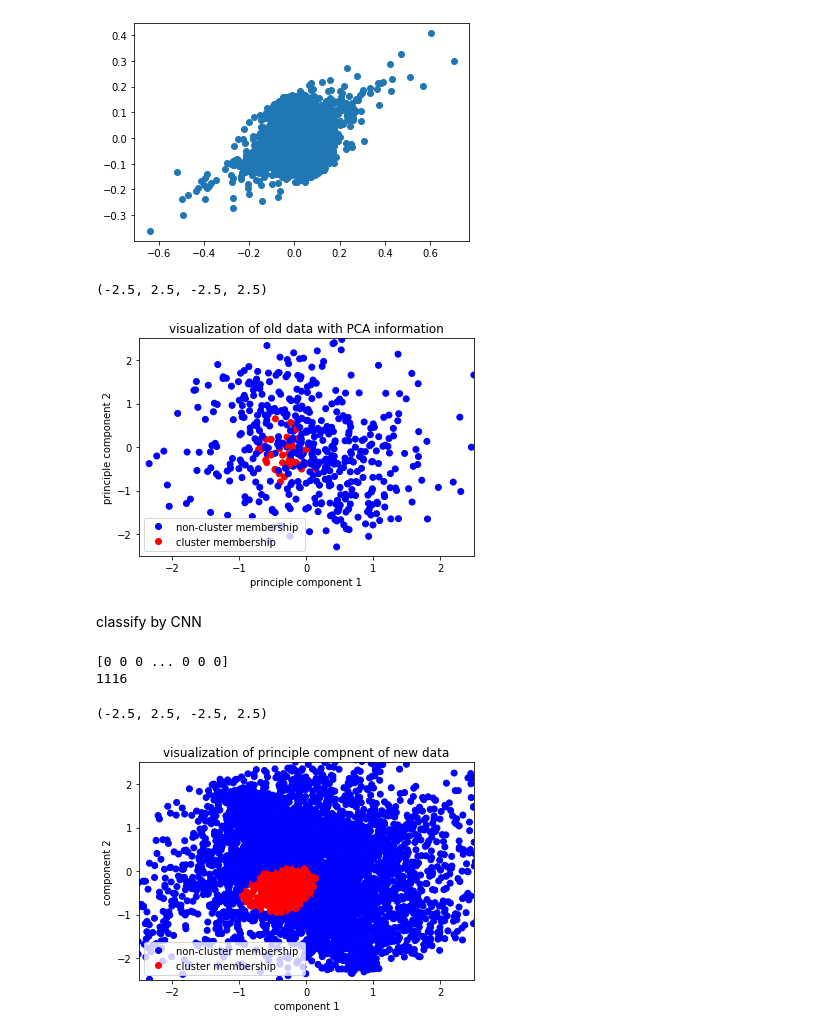
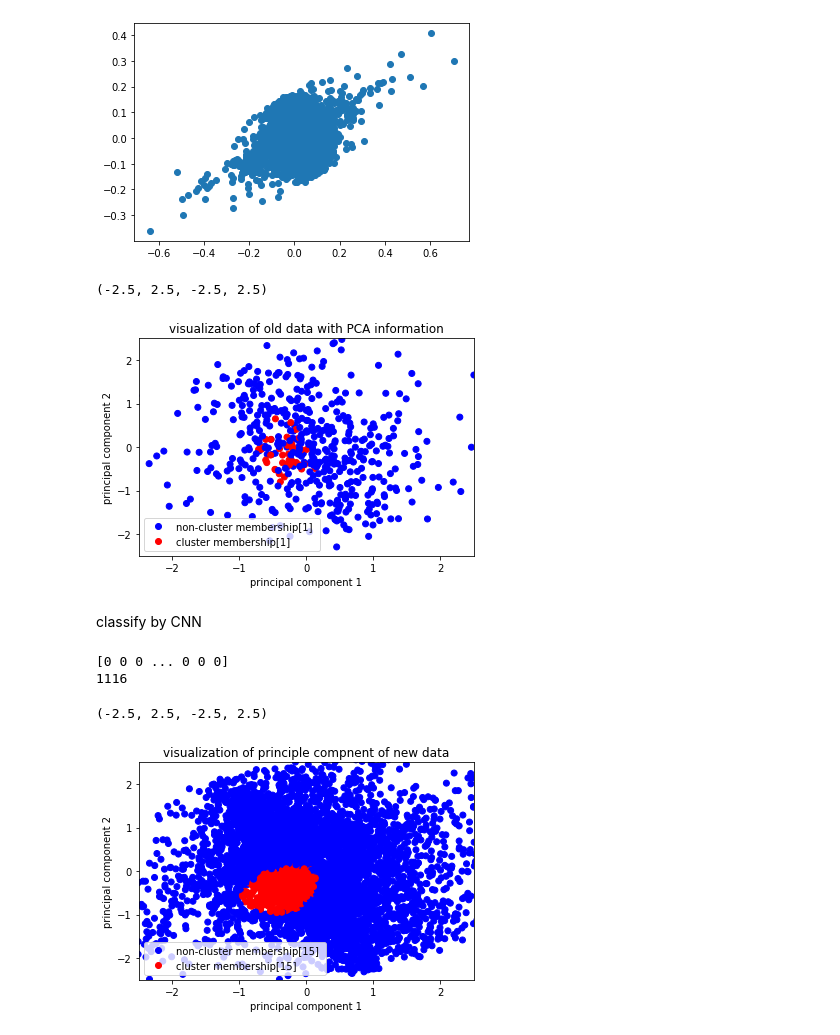
Before and after one commit to jimmylihui/project, a Jupyter notebook: Untitled.ipynb, the cells around one changed output. Cells and saved outputs as stored; diff of their text form; code cells hidden in the pictures.

```diff
--- a/Untitled.ipynb
+++ b/Untitled.ipynb
@@ -290,8 +290,8 @@ def plot_dataset(X, y, axes):
     plt.scatter(X[:, 0], X[:, 1], c=colormap[y])
     plt.axis(axes)
     plt.grid(True, which='both')
-    plt.xlabel("principle component 1", fontsize=10)
-    plt.ylabel("principle component 2", fontsize=10 )
+    plt.xlabel("principal component 1", fontsize=10)
+    plt.ylabel("principal component 2", fontsize=10 )
 
 plt.figure(figsize=(14, 10))
 
@@ -1073,15 +1073,15 @@ values=scaler.transform(values) #transform the values with scalar
 rbf_pca = KernelPCA(n_components = 2, kernel="linear", gamma=0.001, fit_inverse_transform=True) #initialize a linear kernel PCA
 values_reduced = rbf_pca.fit_transform(values) # using PCA to transform value
 plt.scatter(values_reduced[:, 0], values_reduced[:, 1], c=colormap[tag]) # plot the values
-plt.xlabel("principle component 1")
-plt.ylabel("principle component 2")
+plt.xlabel("principal component 1")
+plt.ylabel("principal component 2")
 plt.title("visualization of old data with PCA information")
-classes = ['non-cluster membership ', 'cluster membership ']
+classes = ['non-cluster membership[1] ', 'cluster membership[1] ']
 plt.legend(handles=scatter.legend_elements()[0], labels=classes)
 plt.axis([-2.5, 2.5, -2.5, 2.5])
 # %% [output]
 (-2.5, 2.5, -2.5, 2.5)
-[figure, old version]
+[figure, new version]
 # %% [markdown]
 classify by CNN
 # %%
@@ -1137,34 +1137,34 @@ principalComponents_minutes_new_data = rbf_pca.transform(standard_minutes_new_da
 tags_pred_minute_new_Data = rbf_kernel_svm_clf.predict(principalComponents_minutes_new_data)
 print(tags_pred_minute_new_Data)
 
 prediction=[]
 
 count=0
 number_of_member=0
 for n in tags_pred_minute_new_Data:
   temp=[new_minute_data_id[count],n]
   if n==1:
     number_of_member=number_of_member+1
   count=count+1
   prediction.append(temp)
 print(number_of_member)
 with open("prediction.txt", "w+") as f:
   for i in prediction:
         f.write(str(i))
         f.write('\n')
 
 colors = ListedColormap(['b','r'])
 
-plt.xlabel("component 1")#setting name of x label
-plt.ylabel("component 2")#setting name of y label
+plt.xlabel("principal component 1")#setting name of x label
+plt.ylabel("principal component 2")#setting name of y label
 plt.title('visualization of principle compnent of new data')
 
 plt.scatter(principalComponents_minutes_new_data[:, 0], principalComponents_minutes_new_data[:, 1],c=tags_pred_minute_new_Data,cmap=colors)
-classes = ['non-cluster membership ', 'cluster membership ']
+classes = ['non-cluster membership[15] ', 'cluster membership[15] ']
 plt.legend(handles=scatter.legend_elements()[0], labels=classes)
 plt.axis([-2.5, 2.5, -2.5, 2.5])
 # %% [output]
 [0 0 0 ... 0 0 0]
 1116
 (-2.5, 2.5, -2.5, 2.5)
-[figure, old version]
+[figure, new version]
```
Also changed, not shown: parts of 4 cells of this notebook.
